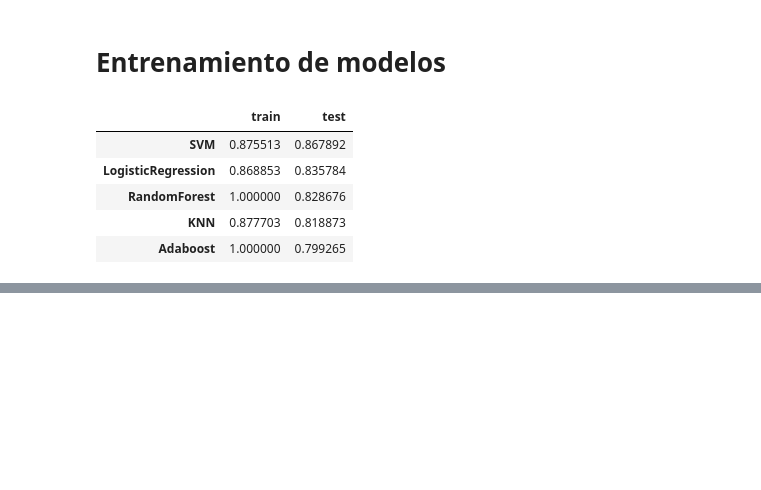
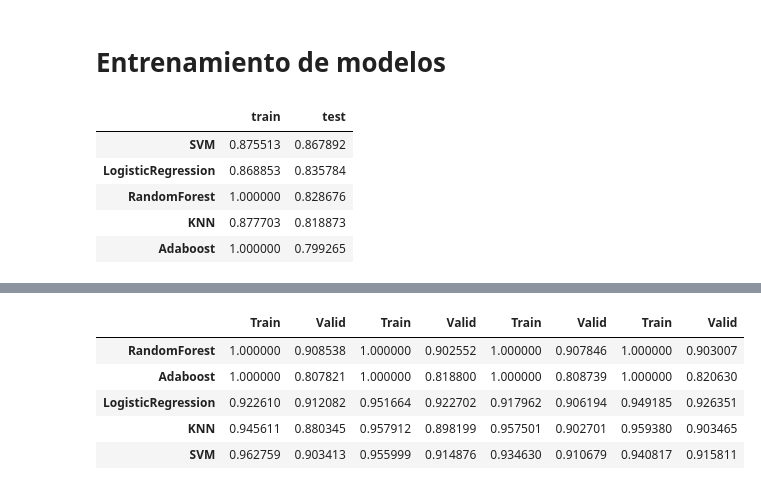
Before and after one commit to AguAcerbo/Carrera-de-Especializacion-en-IA, a Jupyter notebook: B3-Machine_Learning/Clase_5/Clase5_AprendizajeMaquina.ipynb, the cells around one changed output, grey strips where cells are left out. Cells and saved outputs as stored; diff of their text form; code cells hidden in the pictures; blank space fills up the shorter version.

```diff
--- a/B3-Machine_Learning/Clase_5/Clase5_AprendizajeMaquina.ipynb
+++ b/B3-Machine_Learning/Clase_5/Clase5_AprendizajeMaquina.ipynb
@@ -485,0 +563,27 @@ df_results.sort_values(by='test',ascending=False)
+# %%
+preprocessing_pipeline4 = ColumnTransformer(
+    # Transformaciones a aplicar a cada columna
+             transformers=[
+                           ("numerical", MinMaxScaler(), numericas),
+                           ('categoric1', OneHotEncoder(handle_unknown='ignore'),categoricas1)
+              ],
+              remainder='passthrough'
+)
+
+models4 = pipeline_ml_models(preprocessing_pipeline4)
+
+results = {}
+for m in models4:
+    model_name = m[0]
+    model = m[1]
+    results[model_name] = {}
+
+    model.fit(x_train, y_train)
+    pred_train = model.predict(x_train)
+    pred_test = model.predict(x_test)
+
+    results[model_name]["train"] = balanced_accuracy_score(y_train, pred_train)
+    results[model_name]["test"] = balanced_accuracy_score(y_test, pred_test)
+
+df_results = pd.DataFrame(results).T
+df_results.sort_values(by='test',ascending=False)
@@ -485,0 +646,14 @@ df_results.sort_values(by='test',ascending=False)
+# %%
+res1 = kfold_pipeline(models1, x_train , y_train, k = 5)
+res2 = kfold_pipeline(models2, x_train , y_train, k = 5)
+res3 = kfold_pipeline(models3, x_train , y_train, k = 5)
+res4 = kfold_pipeline(models4, x_train , y_train, k = 5)
+# %%
+pd.concat([res1, res2, res3, res4], axis = 1)
+# %% [output]
+|  | Train | Valid | Train | Valid | Train | Valid | Train | Valid |
+| RandomForest | 1.000000 | 0.908538 | 1.000000 | 0.902552 | 1.000000 | 0.907846 | 1.000000 | 0.903007 |
+| Adaboost | 1.000000 | 0.807821 | 1.000000 | 0.818800 | 1.000000 | 0.808739 | 1.000000 | 0.820630 |
+| LogisticRegression | 0.922610 | 0.912082 | 0.951664 | 0.922702 | 0.917962 | 0.906194 | 0.949185 | 0.926351 |
+| KNN | 0.945611 | 0.880345 | 0.957912 | 0.898199 | 0.957501 | 0.902701 | 0.959380 | 0.903465 |
+| SVM | 0.962759 | 0.903413 | 0.955999 | 0.914876 | 0.934630 | 0.910679 | 0.940817 | 0.915811 |
```
Also changed, not shown: parts of 7 cells of this notebook, 2 other files.
